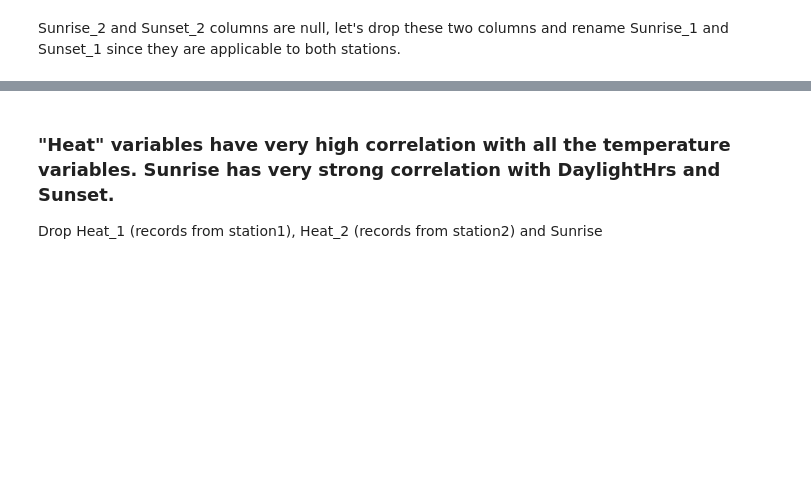
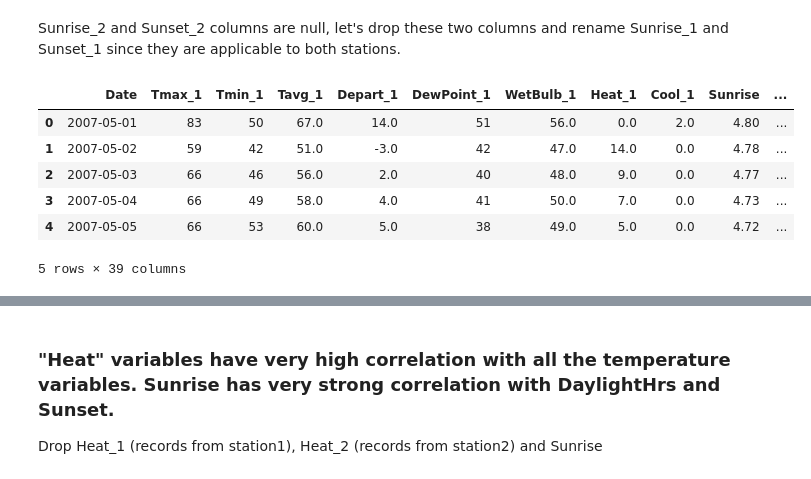
Before and after one commit to bearylogical/west_nile_colab, a Jupyter notebook: YuBin_project_4_weather_data_munging.ipynb, the cells around one changed output, grey strips where cells are left out. Cells and saved outputs as stored; diff of their text form; code cells hidden in the pictures; blank space fills up the shorter version.

```diff
--- a/YuBin_project_4_weather_data_munging.ipynb
+++ b/YuBin_project_4_weather_data_munging.ipynb
@@ -255,2 +237,12 @@ weather[['Sunrise','Sunset']] = weather[['Sunrise','Sunset']].astype(int)
+# %%
+weather.head()
+# %% [output]
+|  | Date | Tmax_1 | Tmin_1 | Tavg_1 | Depart_1 | DewPoint_1 | WetBulb_1 | Heat_1 | Cool_1 | Sunrise | ... |
+| 0 | 2007-05-01 | 83 | 50 | 67.0 | 14.0 | 51 | 56.0 | 0.0 | 2.0 | 4.80 | ... |
+| 1 | 2007-05-02 | 59 | 42 | 51.0 | -3.0 | 42 | 47.0 | 14.0 | 0.0 | 4.78 | ... |
+| 2 | 2007-05-03 | 66 | 46 | 56.0 | 2.0 | 40 | 48.0 | 9.0 | 0.0 | 4.77 | ... |
+| 3 | 2007-05-04 | 66 | 49 | 58.0 | 4.0 | 41 | 50.0 | 7.0 | 0.0 | 4.73 | ... |
+| 4 | 2007-05-05 | 66 | 53 | 60.0 | 5.0 | 38 | 49.0 | 5.0 | 0.0 | 4.72 | ... |
+5 rows × 39 columns
 # %%
 weather['DaylightHrs'] = weather['Sunset'] - weather['Sunrise']
```
Also changed, not shown: parts of 87 cells of this notebook, 6 other files.
